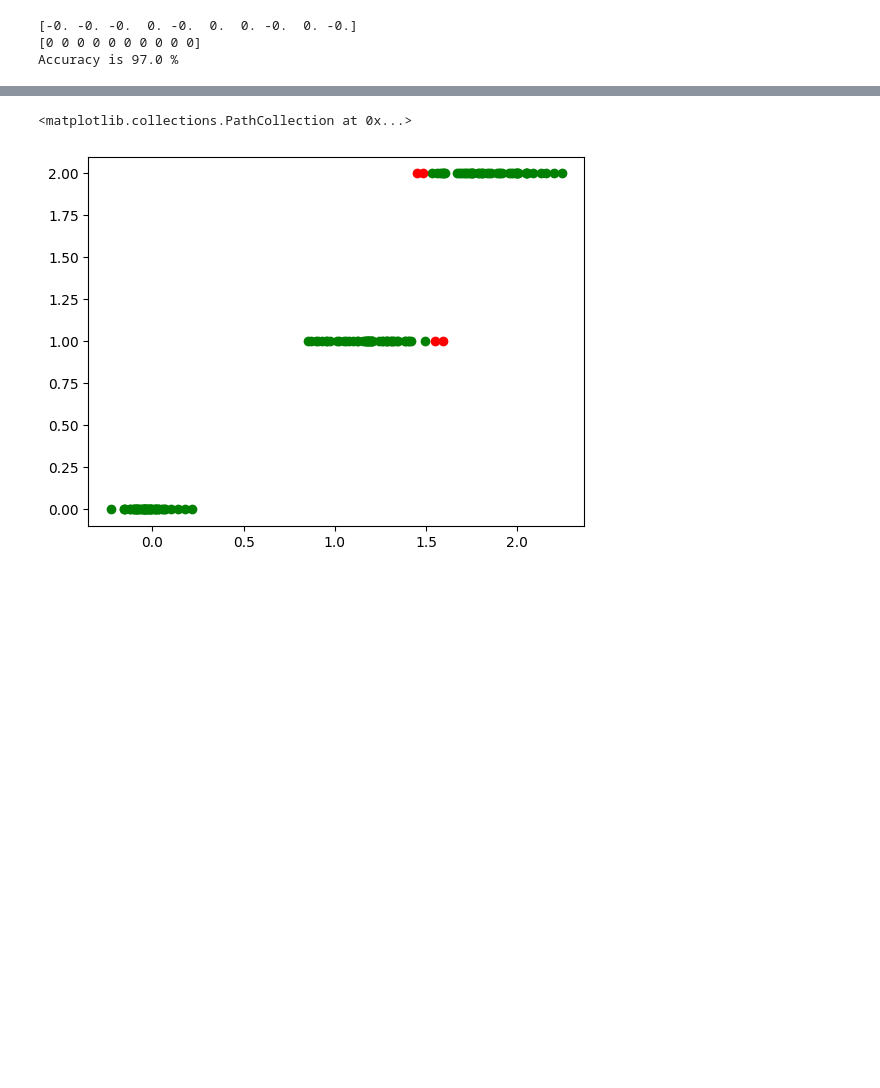
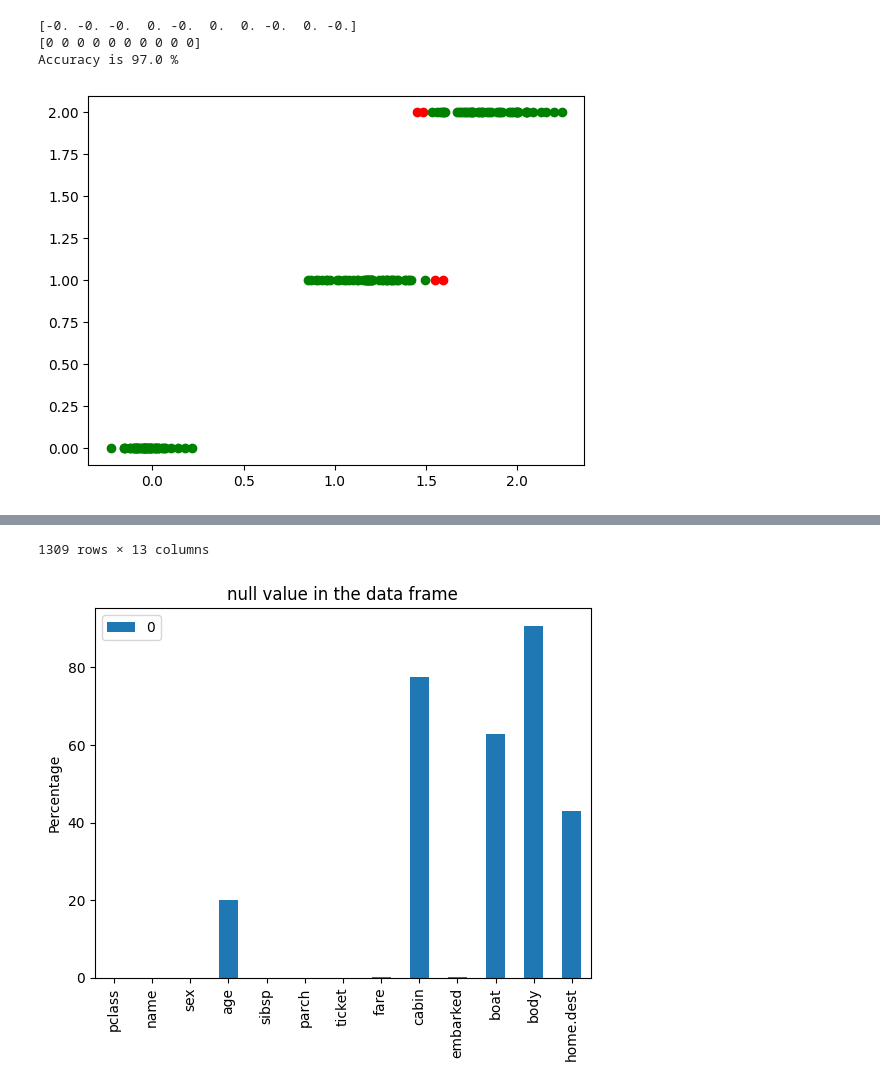
Before and after one commit to vedprakash8721/Abhishek-Data-Science-Portfolio, a Jupyter notebook: SciKit learn/intro.ipynb, the cells around one changed output, grey strips where cells are left out. Drawn from its saved outputs; the diff is of its cells as text; code cells hidden in the pictures; blank space fills up the shorter version.

Commit message:
visualizing the dataframe's null  value using Graph in percentage

```diff
--- a/SciKit learn/intro.ipynb
+++ b/SciKit learn/intro.ipynb
@@ -8,7 +13,4 @@ import pandas as pd
 # %%
-import sklearn
-from sklearn.datasets import load_iris
-from IPython.display import display
 load_iris()
 # to see the input and output variable separetly
 load_iris(return_X_y=True)
@@ -43,9 +45,21 @@ print(f"Accuracy is {np.round(accuracy)} %")
 correct=rounded_pred==y
 plt.scatter(pred[correct],y[correct],color="g",label="Correct prediction")
 plt.scatter(pred[~correct],y[~correct],color="r",label="False prediction")
+plt.show()
+
+# Data cleaning and preprocessing
+from sklearn.datasets import fetch_openml
+df=fetch_openml("titanic",version=1,as_frame=True)['data']
+display(df)
+df.isnull().sum() # there is alot of null values in the data frame so we will try to visualize them in Graph using seaborn
+null_value_in_per= pd.DataFrame((df.isnull().sum()/len(df))*100) # previously we calculated the percentage using the np but there was boolean operator for comparison but its not possible here
+null_value_in_per.plot(kind='bar',title="null value in the data frame",ylabel="Percentage")
+plt.legend()
+plt.show()
 # %% [output]
 [figure]
 [figure]
 [-0. -0. -0.  0. -0.  0.  0. -0.  0. -0.]
 [0 0 0 0 0 0 0 0 0 0]
 Accuracy is 97.0 %
+[figure]
@@ -52,2 +78,2 @@ Accuracy is 97.0 %
-<matplotlib.collections.PathCollection at 0x...>
+1309 rows × 13 columns
-[figure]
+[figure, added]
```
Also changed, not shown: parts of 2 cells of this notebook.
